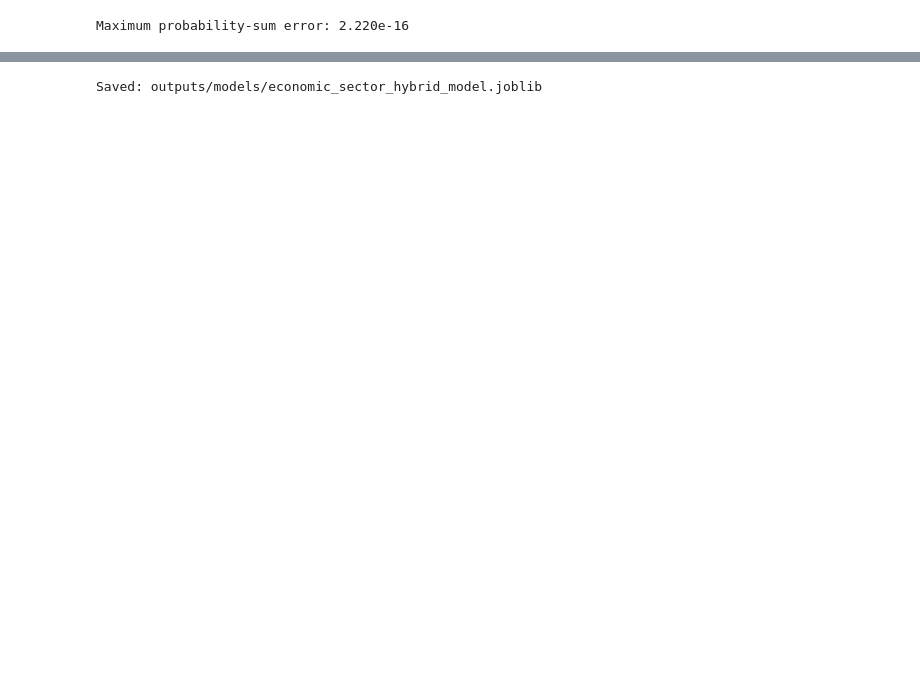
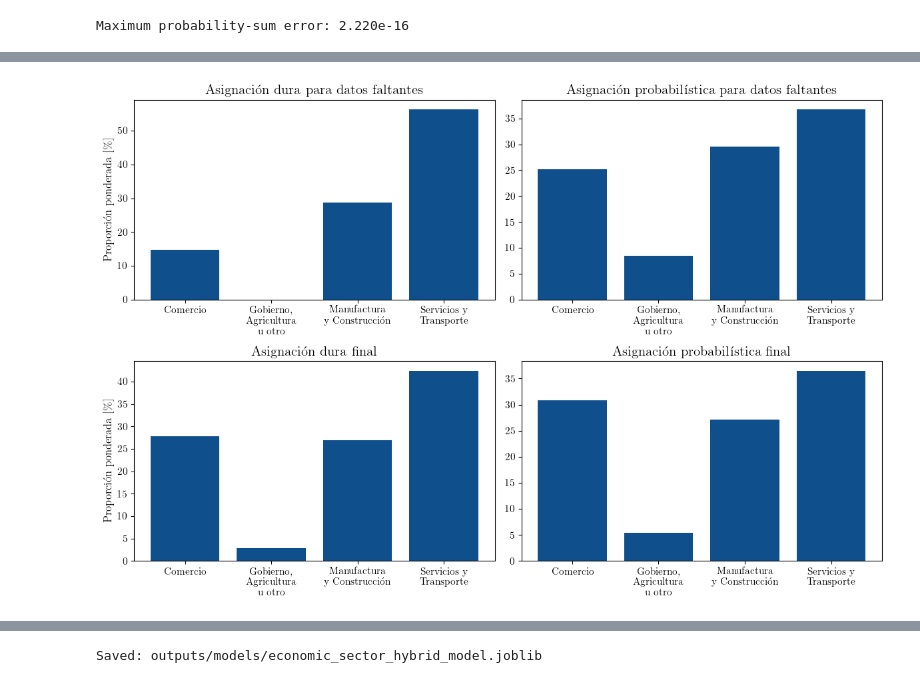
Before and after one commit to CentroFuturoCiudades/informal-jobs-model, a Jupyter notebook: notebooks/04_impute_economic_sector.ipynb, the cells around one changed output, grey strips where cells are left out. Saved outputs shown, nothing was run; the diff lists cells and outputs as text; code cells hidden in the pictures; blank space fills up the shorter version.

```diff
--- a/notebooks/04_impute_economic_sector.ipynb
+++ b/notebooks/04_impute_economic_sector.ipynb
@@ -302,8 +418,0 @@ plt.show()
-# %%
-plot_data = model_comparison.set_index("features")["weighted_log_loss"]
-ax = plot_data.plot(kind="bar", figsize=(6, 4))
-ax.set_xlabel("")
-ax.set_ylabel("Weighted log loss")
-ax.tick_params(axis="x", rotation=0)
-plt.tight_layout()
-plt.show()
@@ -500,11 +467,0 @@ print(observed_comparison.round(4))
-# %%
-plot_data = observed_comparison.set_index("sector")[["observed_known_share", "imputed_share", "final_share"]] * 100
-
-ax = plot_data.plot(kind="bar", figsize=(9, 4))
-ax.set_xlabel("")
-ax.set_ylabel("Weighted share (\\%)")
-ax.tick_params(axis="x", rotation=30)
-ax.legend(["Observed sector", "Imputed sector", "Final OD"])
-
-plt.tight_layout()
-plt.show()
@@ -512,0 +487,48 @@ plt.show()
+# %%
+sector_labels = {
+    "comercio": "Comercio",
+    "gobierno_otro_agricultura": "Gobierno,\nAgricultura\nu otro",
+    "manufactura_construccion": "Manufactura\ny Construcción",
+    "servicios_transporte": "Servicios y\nTransporte"
+}
+
+plot_specs = [
+    (hard_imputed_distribution.rename(columns={"sector_final": "sector"}), "weighted_share", "Asignación dura para datos faltantes"),
+    (probabilistic_imputed_distribution, "weighted_share", "Asignación probabilística para datos faltantes"),
+    (hard_final_distribution.rename(columns={"sector_final": "sector"}), "weighted_share", "Asignación dura final"),
+    (probabilistic_final_distribution, "weighted_share", "Asignación probabilística final")
+]
+
+informality_color = (0.06, 0.31, 0.55)
+
+fig, axes = plt.subplots(2, 2, figsize=(12, 8))
+
+for i, (ax, (df, share_col, title)) in enumerate(zip(axes.flatten(), plot_specs)):
+    plot_data = df.copy()
+    plot_data["sector"] = plot_data["sector"].replace(sector_labels)
+    plot_data[share_col] = plot_data[share_col] * 100
+
+    ax.bar(plot_data["sector"], plot_data[share_col], color=informality_color)
+
+    ax.set_title(title, fontsize=15)
+    ax.set_xlabel("")
+
+    if i in [0, 2]:
+        ax.set_ylabel("Proporción ponderada [\%]", fontsize=12)
+    else:
+        ax.set_ylabel("")
+
+    ax.tick_params(axis="x", rotation=0, labelsize=11)
+    ax.tick_params(axis="y", labelsize=11)
+
+output_dir = Path("outputs/figures")
+output_dir.mkdir(parents=True, exist_ok=True)
+
+plt.tight_layout()
+
+fig.savefig(output_dir / "sector_imputation_distributions.pdf", bbox_inches="tight")
+fig.savefig(output_dir / "sector_imputation_distributions.png", dpi=600, bbox_inches="tight")
+
+plt.show()
+# %% [output]
+[figure, added]
```
Also changed, not shown: parts of 65 cells of this notebook, 25 other files.
